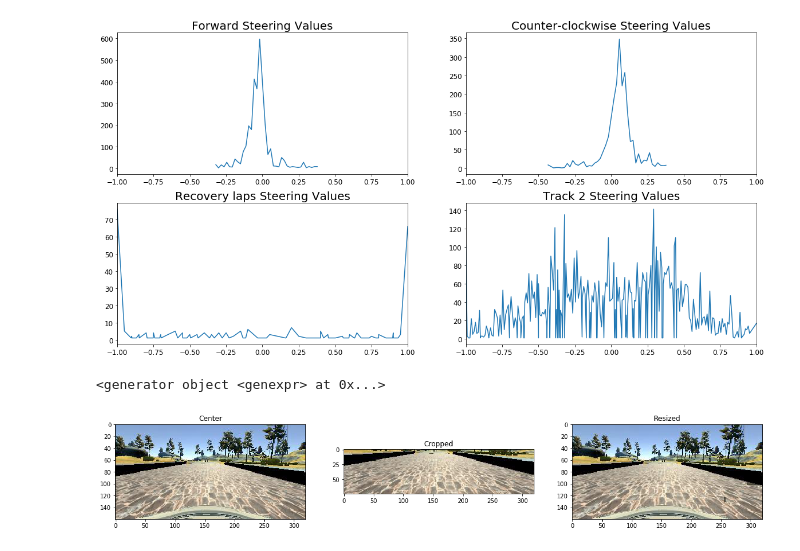
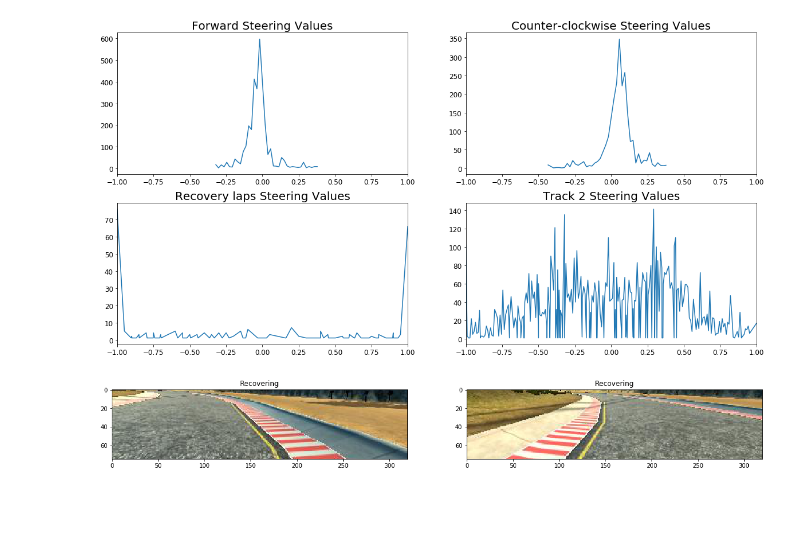
Before and after one commit to ernestocanibano/CarND-Behavioral-Cloning-P3, a Jupyter notebook: P3.ipynb, the cells around one changed output. Cells and saved outputs as stored; diff of their text form; code cells hidden in the pictures; blank space fills up the shorter version.

```diff
--- a/P3.ipynb
+++ b/P3.ipynb
@@ -234,31 +234,24 @@ plt.show()
 # %%
 import matplotlib.image as mpimg
 from random import randrange
 
-table_center = (table_train[table_train[t][1]==0] for t in table_train)
-print(table_center)
+table_center = (table_train[table_train[t][1]==2] for t in table_train)
+track1_forward = extractFilesFromCsv('./records/track1_recovering/driving_log.csv')
+img_center = mpimg.imread(table_train[randrange(len(table_train))][0])
+img_left= mpimg.imread(track1_forward[0][0])
+img_right= mpimg.imread(track1_forward[200][0])
 
-img_center = mpimg.imread(table_train[randrange(len(table_train))][0])
-img_left= mpimg.imread(track1_forward[1][0])
-
-#b,g,r = cv2.split(img_center)       # get b,g,r
-#img_center = cv2.merge([r,g,b])     # switch it to rgb
 
 plt.figure(figsize=(20,10))
-plt.subplot(131)
-plt.title('Center')
-plt.imshow(img_center)
-plt.subplot(132)
-plt.title('Cropped')
-plt.imshow(img_center[60:135,:])
-plt.subplot(133)
-plt.title('Resized')
-#plt.imshow(cv2.resize(img_center[70:135,:],(200,66),cv2.INTER_AREA))
-plt.imshow(random_shadow(img_center)  )
+plt.subplot(121)
+plt.title('Recovering')
+plt.imshow(img_left[60:135,:])
+plt.subplot(122)
+plt.title('Recovering')
+plt.imshow(img_right[60:135,:])
 plt.show()
 # %% [output]
-<generator object <genexpr> at 0x...>
-[figure, old version]
+[figure, new version]
 # %%
 ### Model with only one simple node
 from keras.models import Sequential
```
Also changed, not shown: 7 other files.
